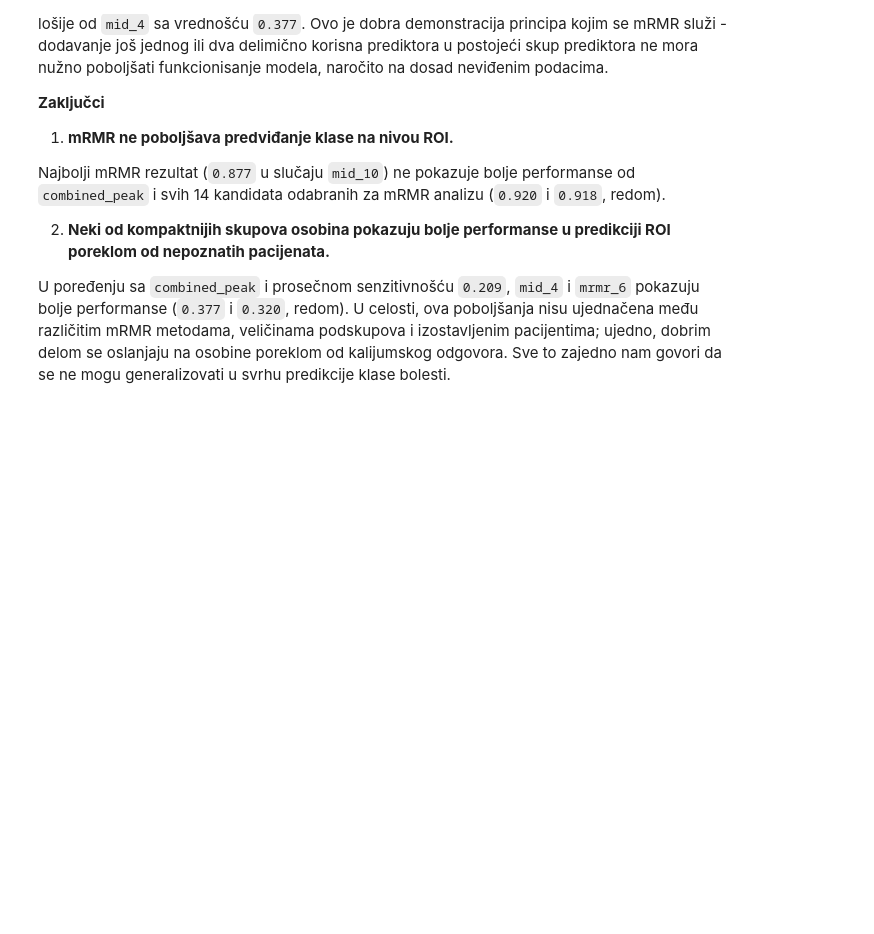
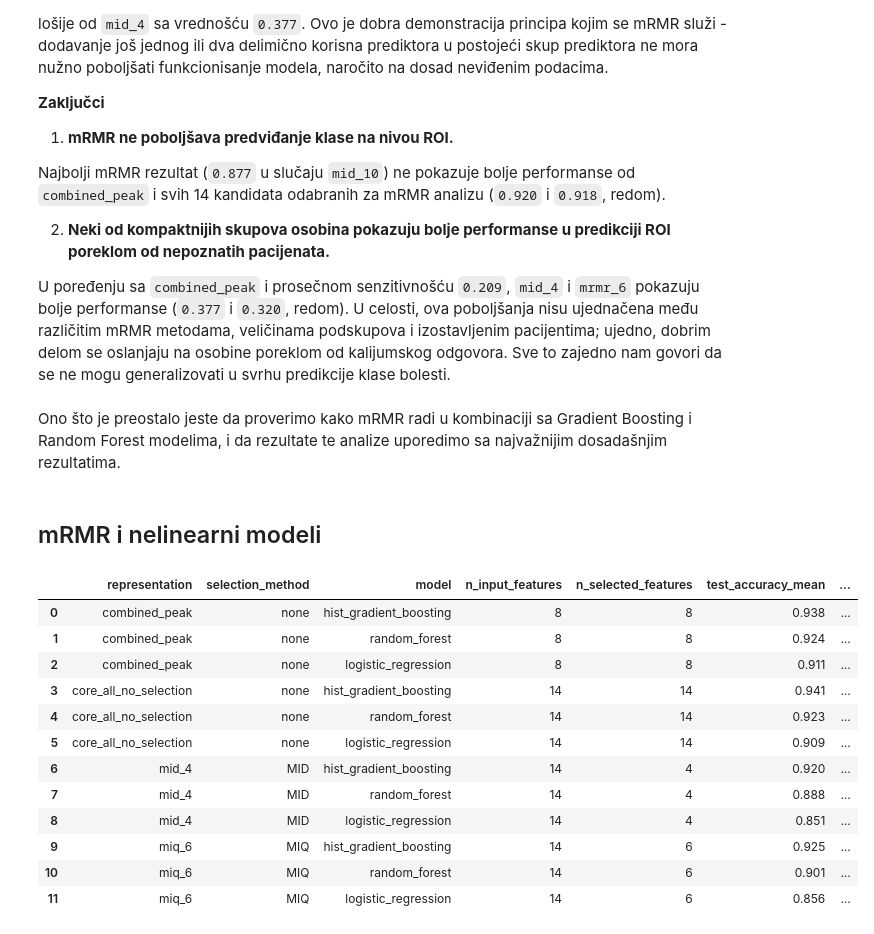
Before and after one commit to peraj-17/MasterProjekatPetarJ, a Jupyter notebook: notebooks/03_modeling.ipynb, the cells around one changed output. Drawn from its saved outputs; the diff is of its cells as text; code cells hidden in the pictures; blank space fills up the shorter version.

```diff
--- a/notebooks/03_modeling.ipynb
+++ b/notebooks/03_modeling.ipynb
@@ -4412,3 +4478,7 @@ mrmr_method_holdout_results.to_csv(
     / "mrmr_patient_holdout_comparison.csv",
     index=False,
 )
+# %% [markdown]
+Ono što je preostalo jeste da proverimo kako mRMR radi u kombinaciji sa Gradient Boosting i Random Forest modelima, i da rezultate te analize uporedimo sa najvažnijim dosadašnjim rezultatima.
+# %% [markdown]
+## mRMR i nelinearni modeli
@@ -4414,0 +4604,47 @@ mrmr_method_holdout_results.to_csv(
+# %%
+# Prikaz rezultata na nivou ROI
+combined_roi_results_display = (
+    combined_roi_results[
+        [
+            "representation",
+            "selection_method",
+            "model",
+            "n_input_features",
+            "n_selected_features",
+            "test_accuracy_mean",
+            "test_balanced_accuracy_mean",
+            "test_balanced_accuracy_std",
+            "test_f1_macro_mean",
+            "test_f1_macro_std",
+            "train_balanced_accuracy_mean",
+            "balanced_accuracy_gap",
+        ]
+    ]
+    .sort_values(
+        [
+            "representation",
+            "test_balanced_accuracy_mean",
+        ],
+        ascending=[
+            True,
+            False,
+        ],
+    )
+    .reset_index(drop=True)
+)
+
+combined_roi_results_display.round(3)
+# %% [output]
+|  | representation | selection_method | model | n_input_features | n_selected_features | test_accuracy_mean | ... |
+| 0 | combined_peak | none | hist_gradient_boosting | 8 | 8 | 0.938 | ... |
+| 1 | combined_peak | none | random_forest | 8 | 8 | 0.924 | ... |
+| 2 | combined_peak | none | logistic_regression | 8 | 8 | 0.911 | ... |
+| 3 | core_all_no_selection | none | hist_gradient_boosting | 14 | 14 | 0.941 | ... |
+| 4 | core_all_no_selection | none | random_forest | 14 | 14 | 0.923 | ... |
+| 5 | core_all_no_selection | none | logistic_regression | 14 | 14 | 0.909 | ... |
+| 6 | mid_4 | MID | hist_gradient_boosting | 14 | 4 | 0.920 | ... |
+| 7 | mid_4 | MID | random_forest | 14 | 4 | 0.888 | ... |
+| 8 | mid_4 | MID | logistic_regression | 14 | 4 | 0.851 | ... |
+| 9 | miq_6 | MIQ | hist_gradient_boosting | 14 | 6 | 0.925 | ... |
+| 10 | miq_6 | MIQ | random_forest | 14 | 6 | 0.901 | ... |
+| 11 | miq_6 | MIQ | logistic_regression | 14 | 6 | 0.856 | ... |
```
Also changed, not shown: parts of 27 cells of this notebook, 14 other files.
